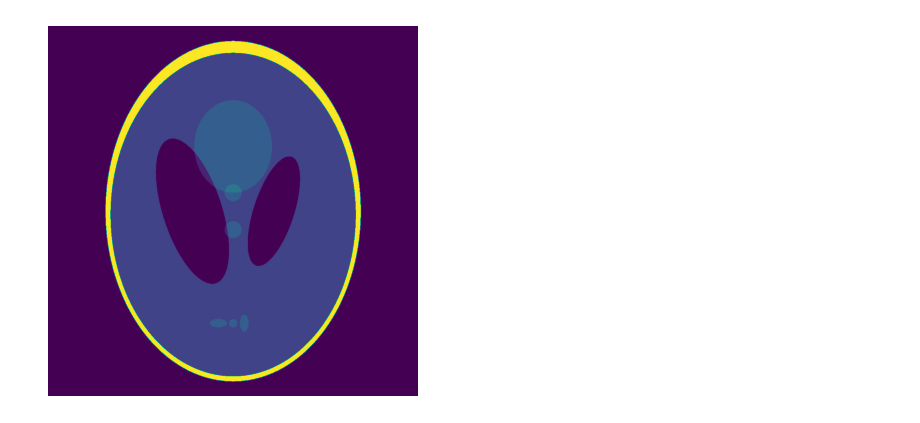
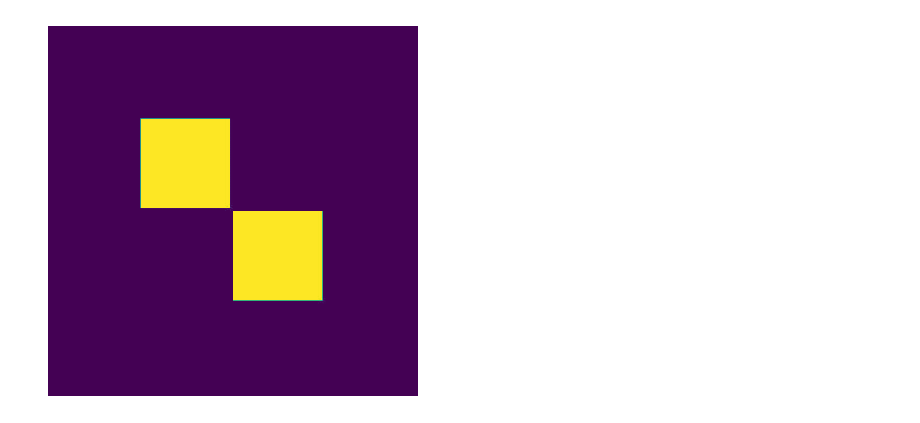
Before and after one commit to wirakoti/CTSimulator, a Jupyter notebook: main.ipynb, the cells around one changed output. Drawn from its saved outputs; the diff is of its cells as text; code cells hidden in the pictures.

```diff
--- a/main.ipynb
+++ b/main.ipynb
@@ -1,22 +1,24 @@
 # %%
 import matplotlib.pyplot as plt
 import matplotlib.image as mpimg
 from skimage import color
 import numpy as np
-
+import pydicom
+import datetime
+from pydicom.dataset import Dataset, FileDataset, FileMetaDataset
 from PIL import Image
 
-examples_dir='example-data/'
-filename='Shepp_logan.jpg'
+examples_dir='example-data/png/'
+filename='Kwadraty2.jpg'
 image = mpimg.imread(examples_dir + filename)
 if len(image.shape) == 3:
     image = np.mean(image, axis=2)  # ?????? bez tego nie działa radon ale to koloruje obrazek
-
+filename = 'Kwadraty2'
 plt.imshow(image)
 plt.axis('off')
 plt.show()
 # %% [output]
-[figure, old version]
+[figure, new version]
 # %%
 def bresenham_algorithm(x0, y0, x1, y1):
     points = []
```
Also changed, not shown: parts of 6 cells of this notebook, 31 other files.
